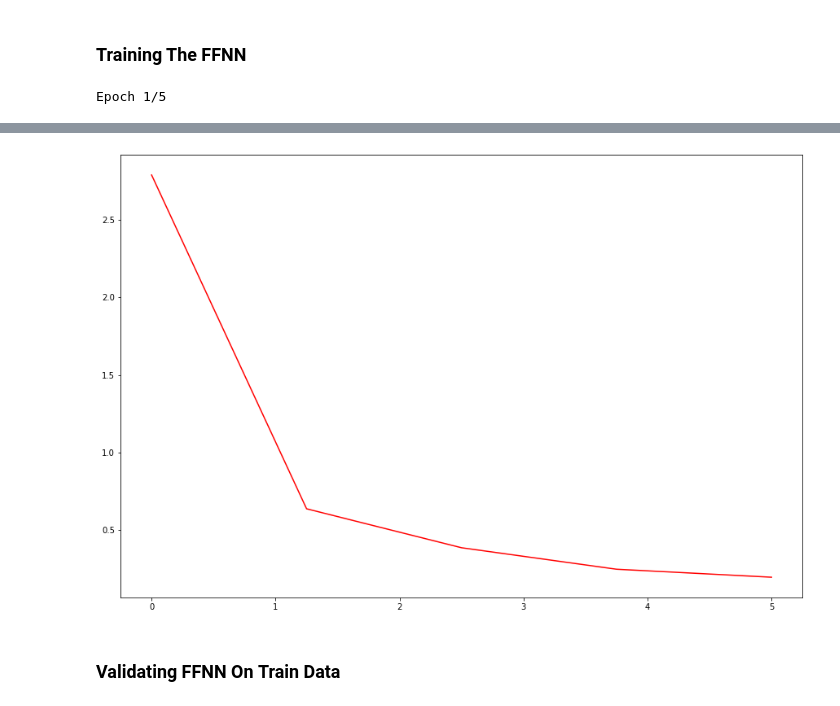
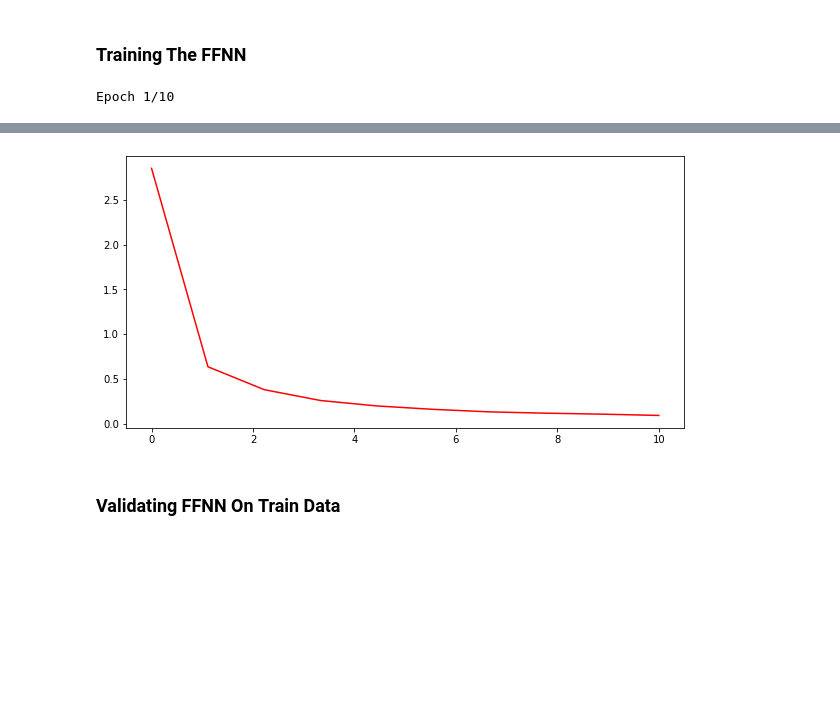
Before and after one commit to ParkerH98/OklahomaStateUniversity, a Jupyter notebook: MovieRatings.ipynb, the cells around one changed output, grey strips where cells are left out. Saved outputs shown, nothing was run; the diff lists cells and outputs as text; code cells hidden in the pictures; blank space fills up the shorter version.

```diff
--- a/MovieRatings.ipynb
+++ b/MovieRatings.ipynb
@@ -135,15 +137,15 @@ history = model_FFNN.fit(
     x_train,
     y_train,
     batch_size=256,
-    epochs=5,
+    epochs=10,
     verbose=1)
 
 score = model_FFNN.evaluate(x_test, y_test)
 print('Test loss:', score)
 loss_history = history.history['loss']
-plot.figure(figsize=[15, 10])
+plot.figure(figsize=[10, 5])
 iterations, = plot.plot(np.linspace(
     0, len(loss_history), len(loss_history)), loss_history, color='red')
 plot.show()
 # %% [output]
-Epoch 1/5
+Epoch 1/10
@@ -163,4 +175,4 @@ Test loss: 0.70941162109375
-[figure, old version]
+[figure, new version]
 # %% [markdown]
 ### Validating FFNN On **Train** Data
 # %%
```
Also changed, not shown: parts of 16 cells of this notebook, 2 other files.
